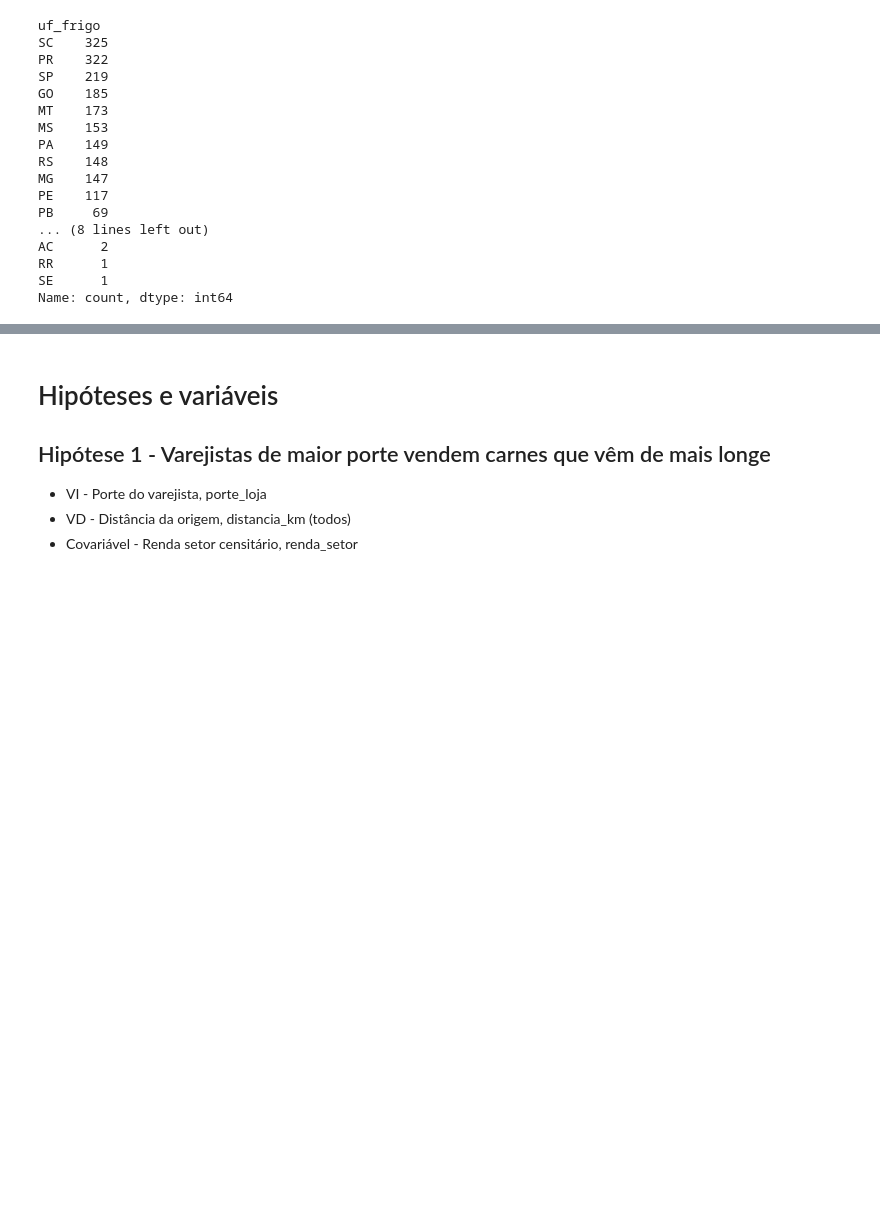
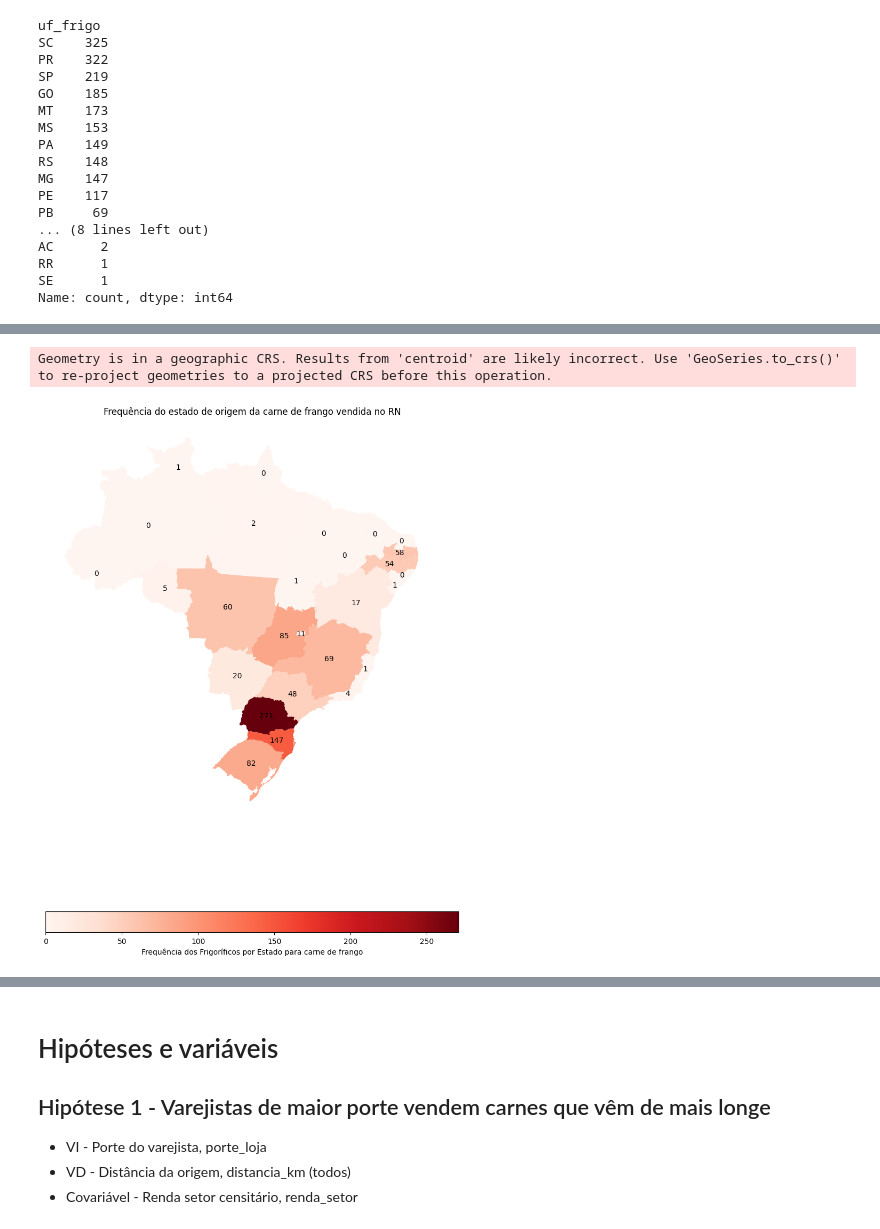
Before and after one commit to eliasjacob/michelle_setores_censitarios, a Jupyter notebook: 02-analise_estatistica.ipynb, the cells around one changed output, grey strips where cells are left out. Cells and saved outputs as stored; diff of their text form; code cells hidden in the pictures; blank space fills up the shorter version.

```diff
--- a/02-analise_estatistica.ipynb
+++ b/02-analise_estatistica.ipynb
@@ -125,0 +154,24 @@ Geometry is in a geographic CRS. Results from 'centroid' are likely incorrect. U
+# %%
+# Load the GeoJSON file
+estados = gpd.read_file(geojson_url)
+
+# Map the frequency of states in 'uf_frigo' column to the states GeoDataFrame
+df_tmp = df[df.carne == 'Frango']
+estado_frequencia = df_tmp['uf_frigo'].value_counts()
+estados['freq'] = estados['sigla'].map(estado_frequencia).fillna(0)
+
+# Plot the map
+fig, ax = plt.subplots(1, 1, figsize=(10, 15))
+estados.plot(column='freq', ax=ax, legend=True, cmap='Reds',#'OrRd',
+             legend_kwds={'label': "Frequência dos Frigoríficos por Estado para carne de frango",
+                          'orientation': "horizontal"})
+plt.title('Frequência do estado de origem da carne de frango vendida no RN')
+
+# add the number of frigoríficos in each state
+for x, y, label in zip(estados.centroid.x, estados.centroid.y, (estados['freq'].astype(int))):
+    ax.text(x, y, label, color='black', fontsize=10, ha='center', va='center')
+plt.axis('off')
+plt.show()
+# %% [output]
+Geometry is in a geographic CRS. Results from 'centroid' are likely incorrect. Use 'GeoSeries.to_crs()' to re-project geometries to a projected CRS before this operation.
+[figure, added]
```
Also changed, not shown: parts of 5 cells of this notebook.
